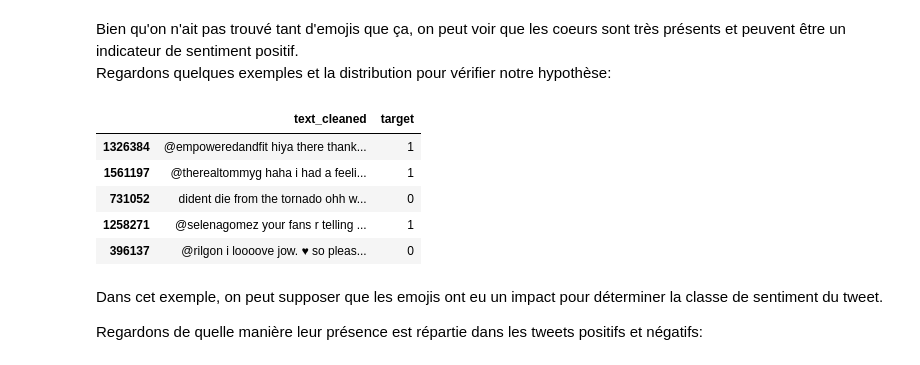
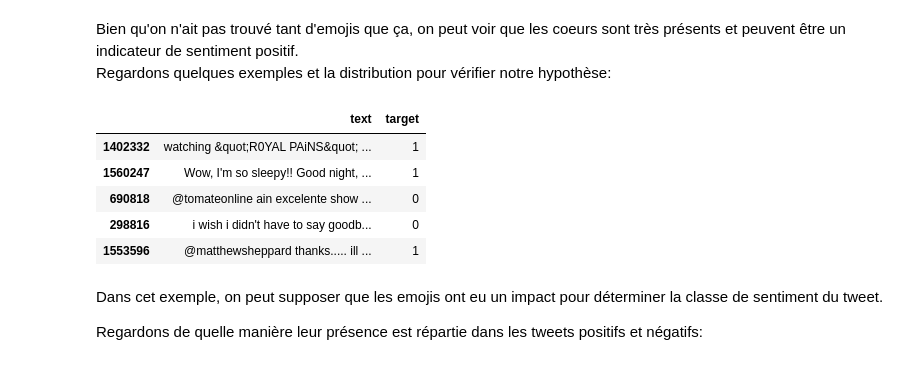
Before and after one commit to Hedredo/oc_p7, a Jupyter notebook: notebooks/exploration.ipynb, the cells around one changed output. Saved outputs shown, nothing was run; the diff lists cells and outputs as text; code cells hidden in the pictures.

```diff
--- a/notebooks/exploration.ipynb
+++ b/notebooks/exploration.ipynb
@@ -444,10 +408,12 @@ Regardons à présent la ponctuation, les hashtags, les urls et les mentions dan
 # Create & compute the new features
 df = df.assign(
     **{
-        "punctuation_count": lambda x: x.text.str.count(r"[.!?]"),
-        "hashtag_count": lambda x: x.text.str.count(r"#"),
-        "mention_count": lambda x: x.text.str.count(r"@"),
-        "url_count": lambda x: x.text.str.count(r"http|www"),
+        "punctuation_count": lambda x: x.text.str.count(r"[.!?,;]"),
+        "hashtag_count": lambda x: x.text.str.lower().str.count(r"#\w+"),
+        "mention_count": lambda x: x.text.str.lower().str.count(r"@\w+"),
+        "url_count": lambda x: x.text.str.lower().str.count(
+            r"https?://?\S+|www\.\w+\S+"
+        ),
     }
 )
 # Display the summary statistics of the new features
@@ -684,12 +635,0 @@ Préparons une version du texte nettoyé avec les éléments suivants:
-# %%
-df = df.assign(
-    **{
-        "mentionned": lambda x: x["mentions"].astype("bool").astype("int8"),
-        "text_cleaned": lambda x: x["text"]
-        .str.lower()  # lowercase the text
-        .str.replace(r"http\S+|www\S+", " ", regex=True)  # remove urls
-        .str.replace(r"#\w+", " ", regex=True)  # remove hashtags
-        .str.replace(r"\s{2,}", " ", regex=True)  # strip multiple spaces
-        .str.strip(),  # strip leading and trailing spaces
-    }
-)
@@ -716,3 +636,9 @@ Name: text_cleaned, dtype: object
+# %%
+df = df.assign(
+    **{
+        "mentionned": lambda x: x["mention_count"].astype("bool").astype("int8"),
+    }
+)
 # %% [markdown]
 Il y a deux choses que nous n'avons pas inspecter jusqu'à présent:
 - la présence d'emojis dans les tweets (qui sont normalement absents)
@@ -776,18 +697,14 @@ Bien qu'on n'ait pas trouvé tant d'emojis que ça, on peut voir que les coeurs
 Regardons quelques exemples et la distribution pour vérifier notre hypothèse:
 # %%
 with pd.option_context("display.max_colwidth", 150):
-    display(
-        df[["text_cleaned", "target"]]
-        .iloc[df["text_cleaned"].str.contains("♥").values]
-        .sample(5)
-    )
+    display(df[["text", "target"]].iloc[df["text"].str.contains("♥").values].sample(5))
 # %% [output]
-|  | text_cleaned | target |
-| 1326384 | @empoweredandfit hiya there thank... | 1 |
-| 1561197 | @therealtommyg haha i had a feeli... | 1 |
-| 731052 | dident die from the tornado ohh w... | 0 |
-| 1258271 | @selenagomez your fans r telling ... | 1 |
-| 396137 | @rilgon i loooove jow. ♥ so pleas... | 0 |
+|  | text | target |
+| 1402332 | watching &quot;R0YAL PAiNS&quot; ... | 1 |
+| 1560247 | Wow, I'm so sleepy!! Good night, ... | 1 |
+| 690818 | @tomateonline ain excelente show ... | 0 |
+| 298816 | i wish i didn't have to say goodb... | 0 |
+| 1553596 | @matthewsheppard thanks..... ill ... | 1 |
 # %% [markdown]
 Dans cet exemple, on peut supposer que les emojis ont eu un impact pour déterminer la classe de sentiment du tweet.<br>
 
```
Also changed, not shown: parts of 64 cells of this notebook, 12 other files.
